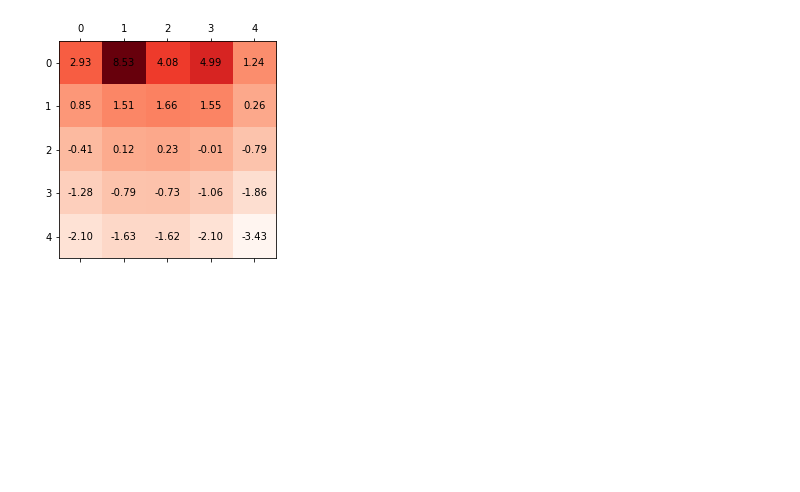
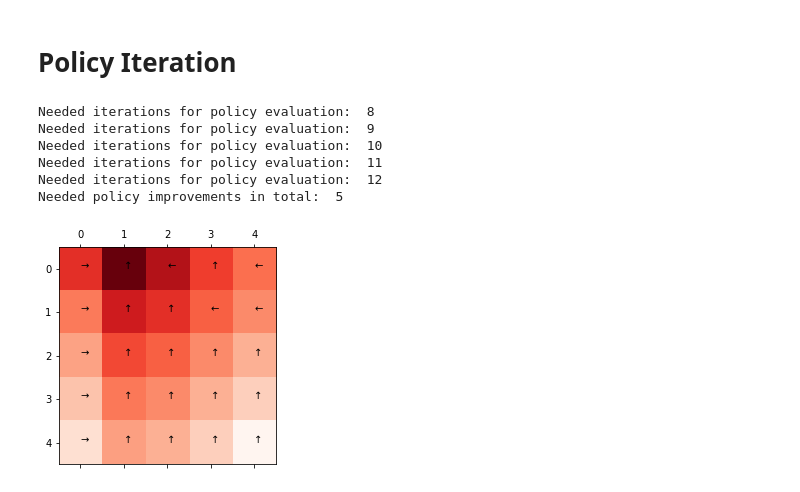
Before and after one commit to GGArdrey/rl-hamburg, a Jupyter notebook: L4-Grid_Programming.ipynb, the cells around one changed output. Saved outputs shown, nothing was run; the diff lists cells and outputs as text; code cells hidden in the pictures; blank space fills up the shorter version.

```diff
--- a/L4-Grid_Programming.ipynb
+++ b/L4-Grid_Programming.ipynb
@@ -116,12 +110,0 @@ V = np.reshape(V,(env.size,env.size))
-# %%
-def vis_matrix(M, cmap=plt.cm.Reds):
-    fig, ax = plt.subplots()
-    ax.matshow(M, cmap=cmap)
-    for i in range(M.shape[0]):
-        for j in range(M.shape[1]):
-            c = M[j, i]
-            ax.text(i,j, "%.2f" % c, ha='center', va='center')
-
-vis_matrix(V)
-# %% [output]
-[figure, removed]
@@ -127,0 +142,47 @@ vis_matrix(V)
+# %% [markdown]
+# Policy Iteration
+# %%
+#BartoSutton page 102
+
+env = Environment()
+pi = Policy()
+V = np.zeros((env.size,env.size))
+
+error = 0
+treshhold = 0.1
+eval_iterations = 0
+policy_iterations = 0
+stable = False
+while not stable:
+    policy_iterations += 1
+    accurate_enough = False
+    while not accurate_enough:
+        eval_iterations += 1
+        error = 0
+        for y in range(env.size):
+            for x in range(env.size):
+                state = [y,x]
+                v = V[y][x]
+                v_temp = 0
+                for action in Action:
+                    next_state, reward = env.step(state,action)
+                    y_next,x_next = next_state
+                    v_temp += pi(state,action)*(reward + gamma*V[y_next][x_next])
+                V[y][x] = v_temp
+                error = max(error, v - v_temp)
+        if error < treshhold:
+            print("Needed iterations for policy evaluation: ", eval_iterations)
+            accurate_enough = True
+    stable = pi.improve(V)
+print("Needed policy improvements in total: ", policy_iterations)
+# %% [output]
+Needed iterations for policy evaluation:  8
+Needed iterations for policy evaluation:  9
+Needed iterations for policy evaluation:  10
+Needed iterations for policy evaluation:  11
+Needed iterations for policy evaluation:  12
+Needed policy improvements in total:  5
+# %%
+vis_policy(V)
+# %% [output]
+[figure, added]
```
Also changed, not shown: parts of 10 cells of this notebook.
